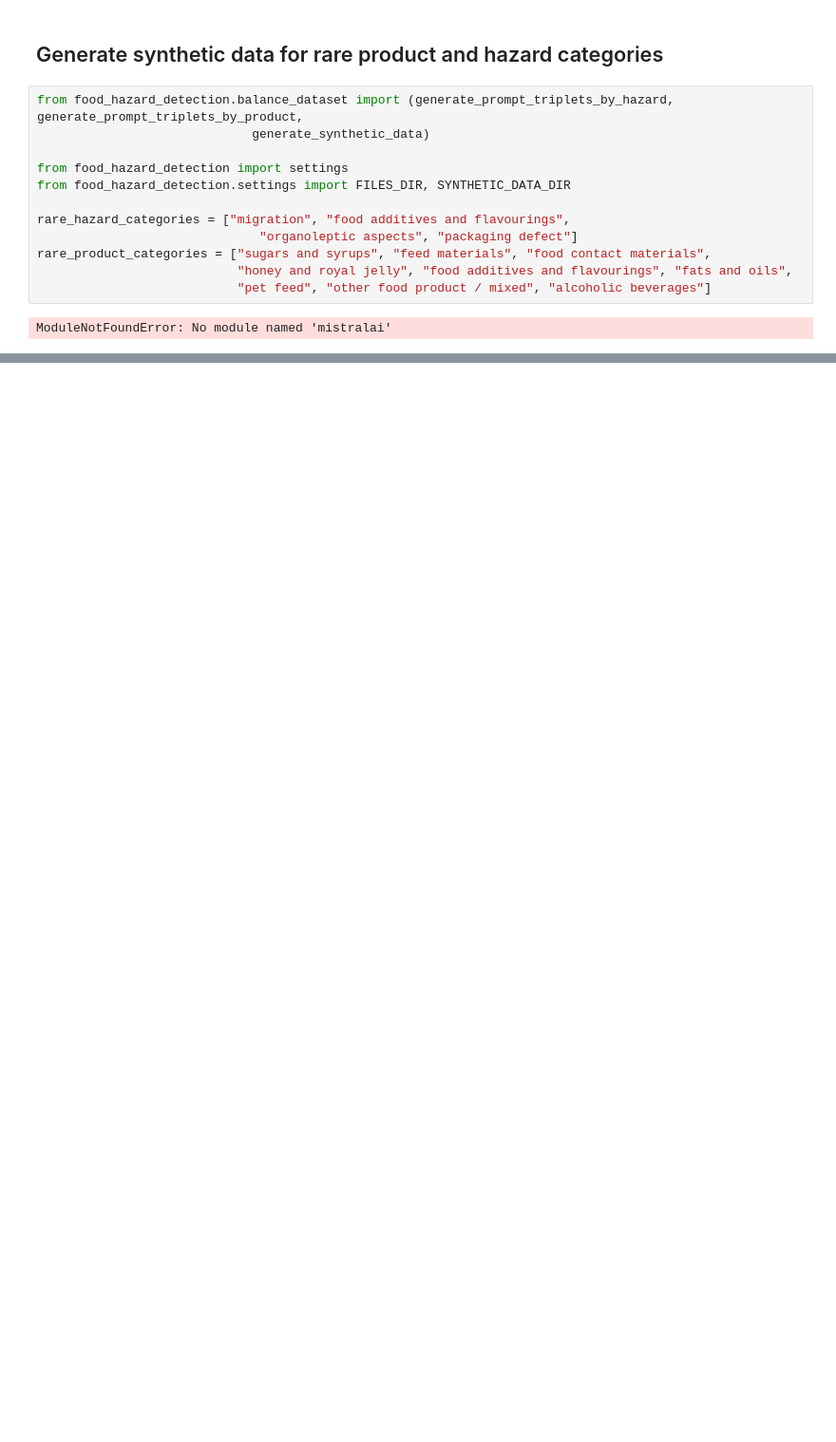
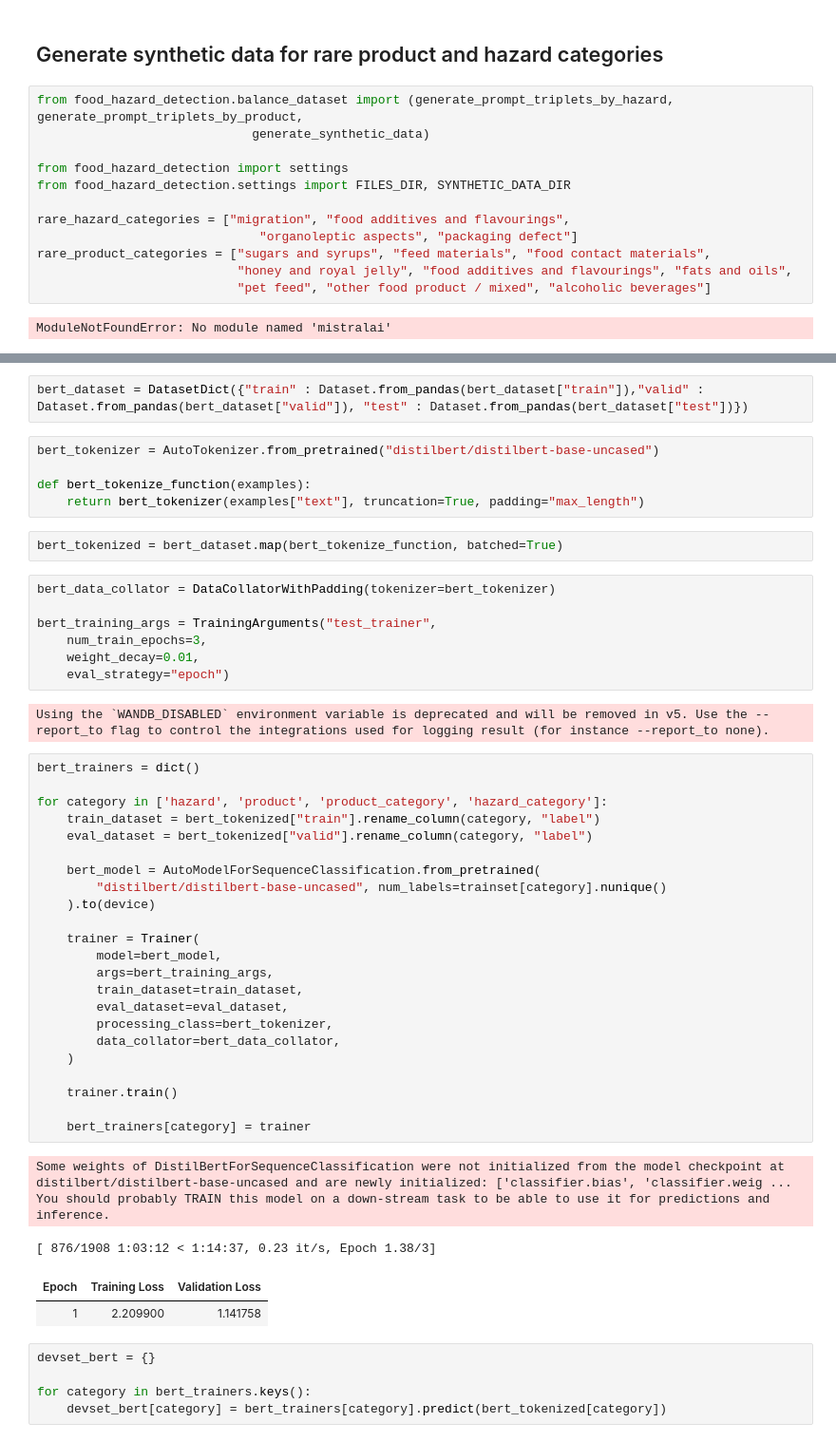
Before and after one commit to janmalyy/food-hazard-detection, a Jupyter notebook: main.ipynb, the cells around one changed output, grey strips where cells are left out. Shown: that part at 95% size. Saved outputs shown, nothing was run; the diff lists cells and outputs as text; blank space fills up the shorter version.

```diff
--- a/main.ipynb
+++ b/main.ipynb
@@ -342,0 +287,52 @@ f1_score(predictions_product.predictions.argmax(-1), testset_mirek_product["labe
+# %%
+bert_dataset = DatasetDict({"train" : Dataset.from_pandas(bert_dataset["train"]),"valid" : Dataset.from_pandas(bert_dataset["valid"]), "test" : Dataset.from_pandas(bert_dataset["test"])})
+# %%
+bert_tokenizer = AutoTokenizer.from_pretrained("distilbert/distilbert-base-uncased")
+
+def bert_tokenize_function(examples):
+    return bert_tokenizer(examples["text"], truncation=True, padding="max_length")
+# %%
+bert_tokenized = bert_dataset.map(bert_tokenize_function, batched=True)
+# %%
+bert_data_collator = DataCollatorWithPadding(tokenizer=bert_tokenizer)
+
+bert_training_args = TrainingArguments("test_trainer",
+    num_train_epochs=3,
+    weight_decay=0.01,
+    eval_strategy="epoch")
+# %% [output]
+Using the `WANDB_DISABLED` environment variable is deprecated and will be removed in v5. Use the --report_to flag to control the integrations used for logging result (for instance --report_to none).
+# %%
+bert_trainers = dict()
+
+for category in ['hazard', 'product', 'product_category', 'hazard_category']:
+    train_dataset = bert_tokenized["train"].rename_column(category, "label")
+    eval_dataset = bert_tokenized["valid"].rename_column(category, "label")
+
+    bert_model = AutoModelForSequenceClassification.from_pretrained(
+        "distilbert/distilbert-base-uncased", num_labels=trainset[category].nunique()
+    ).to(device)
+
+    trainer = Trainer(
+        model=bert_model,
+        args=bert_training_args,
+        train_dataset=train_dataset,
+        eval_dataset=eval_dataset,
+        processing_class=bert_tokenizer,
+        data_collator=bert_data_collator,
+    )
+
+    trainer.train()
+
+    bert_trainers[category] = trainer
+# %% [output]
+Some weights of DistilBertForSequenceClassification were not initialized from the model checkpoint at distilbert/distilbert-base-uncased and are newly initialized: ['classifier.bias', 'classifier.weig ...
+You should probably TRAIN this model on a down-stream task to be able to use it for predictions and inference.
+[ 876/1908 1:03:12 < 1:14:37, 0.23 it/s, Epoch 1.38/3]
+| Epoch | Training Loss | Validation Loss |
+| 1 | 2.209900 | 1.141758 |
+# %%
+devset_bert = {}
+
+for category in bert_trainers.keys():
+    devset_bert[category] = bert_trainers[category].predict(bert_tokenized[category])
```
Also changed, not shown: parts of 61 cells of this notebook.
